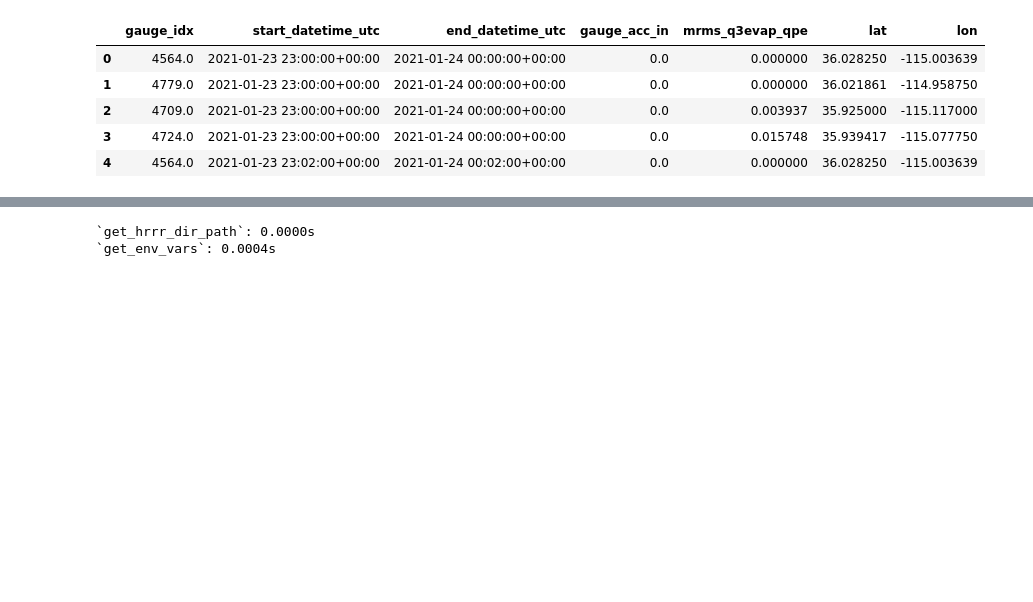
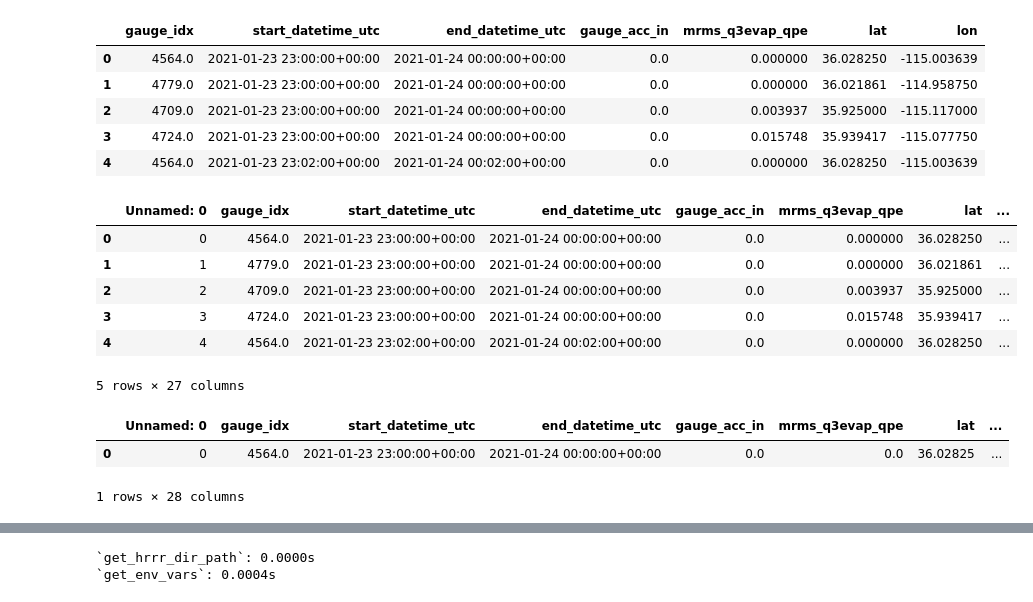
Before and after one commit to leharris3/piml-qpe, a Jupyter notebook: zarr.ipynb, the cells around one changed output, grey strips where cells are left out. Cells and saved outputs as stored; diff of their text form; code cells hidden in the pictures; blank space fills up the shorter version.

```diff
--- a/zarr.ipynb
+++ b/zarr.ipynb
@@ -63,0 +69,14 @@ df.head()
+# %%
+import pandas as pd
+
+
+df = pd.read_csv("data/2021-01-01_2025-07-25_hrrr_env.csv")
+df.head()
+# %% [output]
+|  | Unnamed: 0 | gauge_idx | start_datetime_utc | end_datetime_utc | gauge_acc_in | mrms_q3evap_qpe | lat | ... |
+| 0 | 0 | 4564.0 | 2021-01-23 23:00:00+00:00 | 2021-01-24 00:00:00+00:00 | 0.0 | 0.000000 | 36.028250 | ... |
+| 1 | 1 | 4779.0 | 2021-01-23 23:00:00+00:00 | 2021-01-24 00:00:00+00:00 | 0.0 | 0.000000 | 36.021861 | ... |
+| 2 | 2 | 4709.0 | 2021-01-23 23:00:00+00:00 | 2021-01-24 00:00:00+00:00 | 0.0 | 0.003937 | 35.925000 | ... |
+| 3 | 3 | 4724.0 | 2021-01-23 23:00:00+00:00 | 2021-01-24 00:00:00+00:00 | 0.0 | 0.015748 | 35.939417 | ... |
+| 4 | 4 | 4564.0 | 2021-01-23 23:02:00+00:00 | 2021-01-24 00:02:00+00:00 | 0.0 | 0.000000 | 36.028250 | ... |
+5 rows × 27 columns
@@ -63,0 +102,6 @@ df.head()
+# %%
+df[:1]
+# %% [output]
+|  | Unnamed: 0 | gauge_idx | start_datetime_utc | end_datetime_utc | gauge_acc_in | mrms_q3evap_qpe | lat | ... |
+| 0 | 0 | 4564.0 | 2021-01-23 23:00:00+00:00 | 2021-01-24 00:00:00+00:00 | 0.0 | 0.0 | 36.02825 | ... |
+1 rows × 28 columns
```
Also changed, not shown: parts of 11 cells of this notebook, 3 other files.
